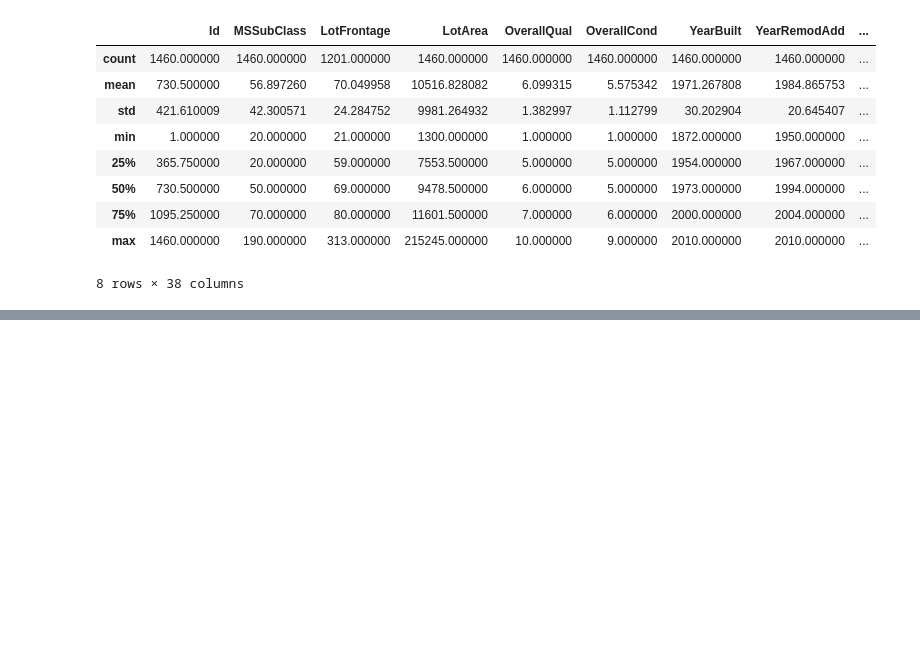
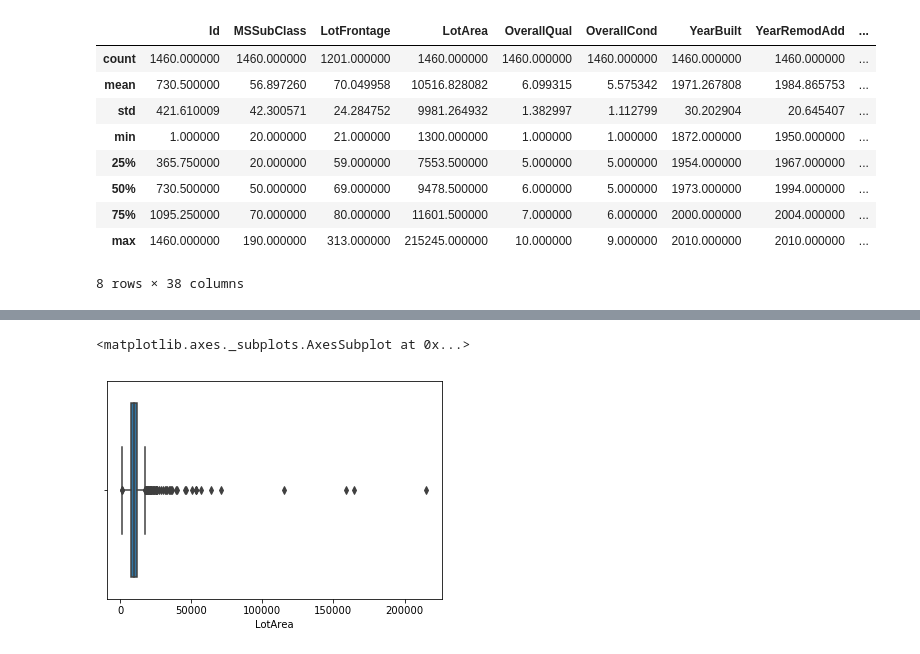
Before and after one commit to 79212/kaggle_house_pricing, a Jupyter notebook: feature_engg.ipynb, the cells around one changed output, grey strips where cells are left out. Drawn from its saved outputs; the diff is of its cells as text; code cells hidden in the pictures; blank space fills up the shorter version.

Commit message:
added some methods for outlier detection

```diff
--- a/feature_engg.ipynb
+++ b/feature_engg.ipynb
@@ -27,3 +31,8 @@ df.describe()
 | 75% | 1095.250000 | 70.000000 | 80.000000 | 11601.500000 | 7.000000 | 6.000000 | 2000.000000 | 2004.000000 | ... |
 | max | 1460.000000 | 190.000000 | 313.000000 | 215245.000000 | 10.000000 | 9.000000 | 2010.000000 | 2010.000000 | ... |
 8 rows × 38 columns
+# %%
+df_tmp = df.select_dtypes(exclude='object')
+df_tmp.fillna(0)
+df_tmp.drop(df_tmp.columns[0], axis=1, inplace=True)
+df_tmp.head()
@@ -33,0 +59,6 @@ It is a good practice to identify the outliers in the data and get rid of them.
+# %%
+#Seems viable to identify outliers in LotArea
+sns.boxplot(x=df_tmp['LotArea'])
+# %% [output]
+<matplotlib.axes._subplots.AxesSubplot at 0x...>
+[figure, added]
```
Also changed, not shown: parts of 17 cells of this notebook.
